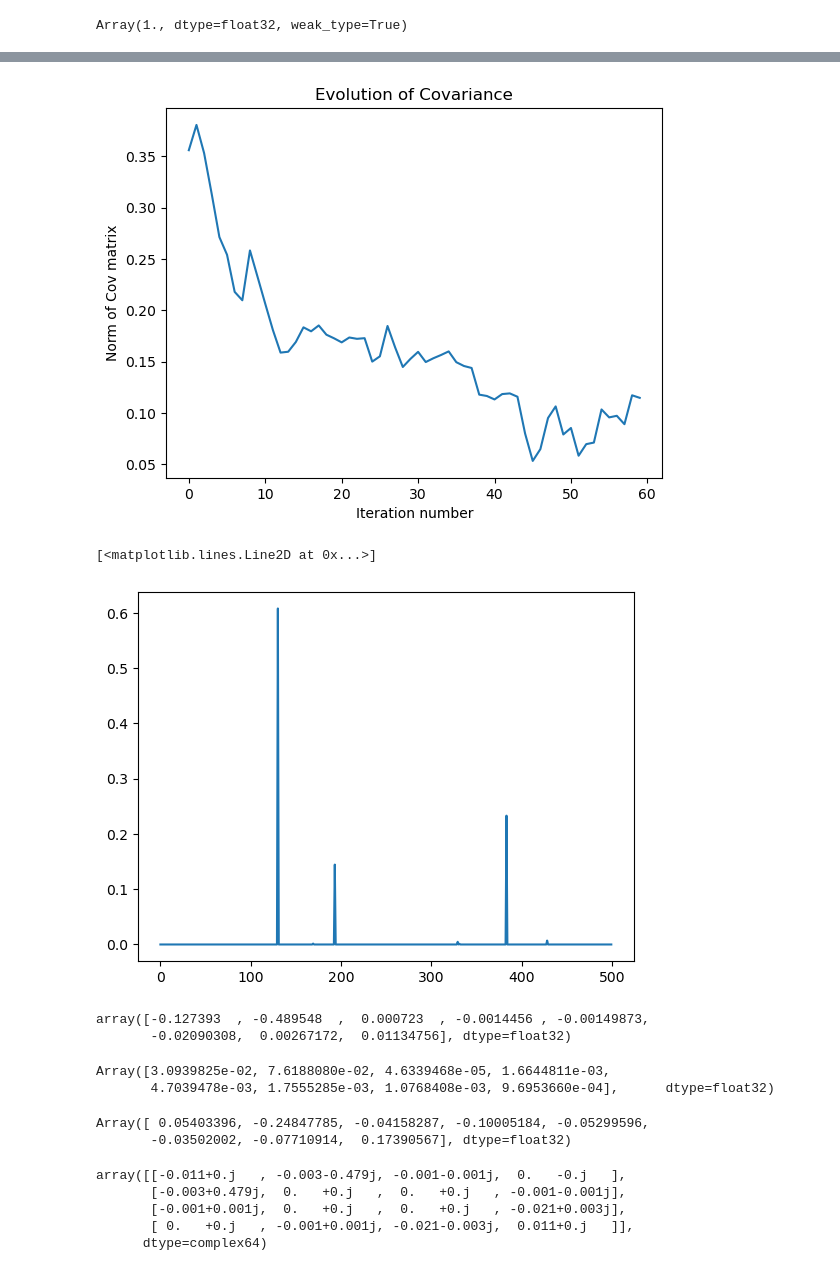
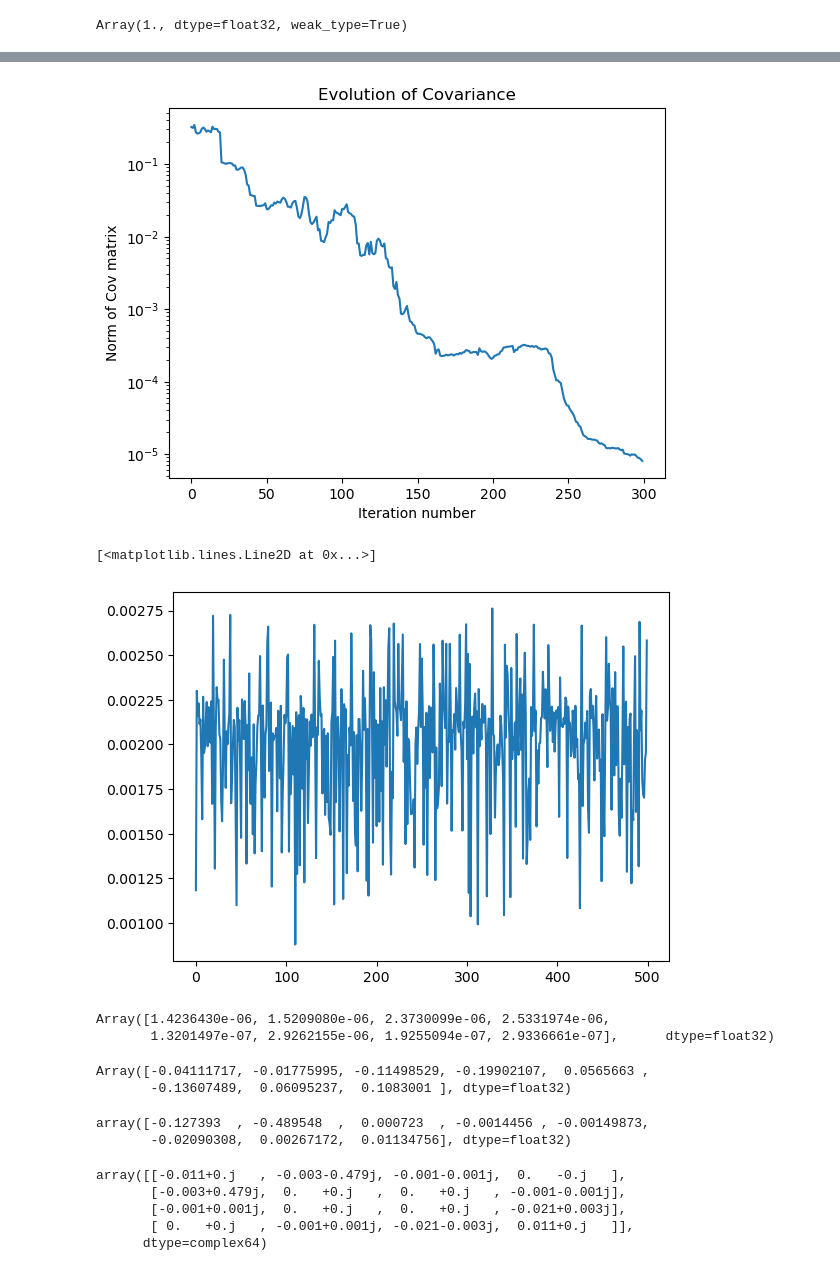
Before and after one commit to Rumoa/qll_qdots, a Jupyter notebook: minimal_working_example.ipynb, the cells around one changed output, grey strips where cells are left out. Cells and saved outputs as stored; diff of their text form; code cells hidden in the pictures.

Commit message:
Added resampler, it's converging

```diff
--- a/minimal_working_example.ipynb
+++ b/minimal_working_example.ipynb
@@ -113,6 +104,7 @@ key = jax.random.PRNGKey(seed=0)
 # %%
 
-
+key = jax.random.PRNGKey(seed=0)
 weights = all_f.initialize_weights(model["Number of particles"])
 key, particles_locations = initialize_particle_locations(key, model)
 cov = []
+iter = 0
@@ -124,15 +112,14 @@ Array([ 346799047, 4102408460], dtype=uint32)
 
 
 for _ in range(30):
-
+    iter = iter+1
+    print(f"Iteration number: {iter}")
     key, subkey = jax.random.split(key)
-    t = jax.random.uniform(key = subkey, minval=0.01, maxval=100)
-
+    t = jax.random.uniform(key=subkey, minval=0.01, maxval=100)
 
     keys = jax.random.split(
         key, model["Number of experimental repetitions"] + 1
     )
-
 
     key = keys[0]
     _, results = jax.jit(jax.vmap(generate_data, (0, None, None, None)))(
@@ -146,5 +133,8 @@ for _ in range(30):
     weights = update_weights(lkl, weights)
     cov.append(est_cov(particles_locations, weights))
 
+    if ESS(weights) <= 0.5 * particles_locations.shape[1]:
+        print("Resampling...")
+        key, particles_locations, weights = resample_now(key, particles_locations, weights)
 
 cov_arr = jnp.array(cov)
@@ -151,31 +159,32 @@ cov_arr = jnp.array(cov)
 # %%
 plt.title("Evolution of Covariance")
 plt.plot(jax.vmap(jnp.linalg.norm, in_axes=(0))(cov_arr))
 plt.xlabel("Iteration number")
 plt.ylabel("Norm of Cov matrix")
+plt.yscale('log')
 plt.show()
 # %% [output]
-[figure, old version]
+[figure, new version]
 # %%
 plt.plot(weights)
 # %% [output]
 [<matplotlib.lines.Line2D at 0x...>]
-[figure, old version]
+[figure, new version]
-# %%
-true_vals
-# %% [output]
-array([-0.127393  , -0.489548  ,  0.000723  , -0.0014456 , -0.00149873,
-       -0.02090308,  0.00267172,  0.01134756], dtype=float32)
 # %%
 jnp.diag((est_cov(particles_locations, weights)))
 # %% [output]
-Array([3.0939825e-02, 7.6188080e-02, 4.6339468e-05, 1.6644811e-03,
-       4.7039478e-03, 1.7555285e-03, 1.0768408e-03, 9.6953660e-04],      dtype=float32)
+Array([1.4236430e-06, 1.5209080e-06, 2.3730099e-06, 2.5331974e-06,
+       1.3201497e-07, 2.9262155e-06, 1.9255094e-07, 2.9336661e-07],      dtype=float32)
 # %%
-est_mean(particles_locations, weights)
+est_mean(particles_locations, weights).T
 # %% [output]
-Array([ 0.05403396, -0.24847785, -0.04158287, -0.10005184, -0.05299596,
-       -0.03502002, -0.07710914,  0.17390567], dtype=float32)
+Array([-0.04111717, -0.01775995, -0.11498529, -0.19902107,  0.0565663 ,
+       -0.13607489,  0.06095237,  0.1083001 ], dtype=float32)
+# %%
+true_vals
+# %% [output]
+array([-0.127393  , -0.489548  ,  0.000723  , -0.0014456 , -0.00149873,
+       -0.02090308,  0.00267172,  0.01134756], dtype=float32)
 # %%
 to_chi_from_super(true_L).round(3)
 # %% [output]
```
Also changed, not shown: parts of 7 cells of this notebook, 1 other file.
